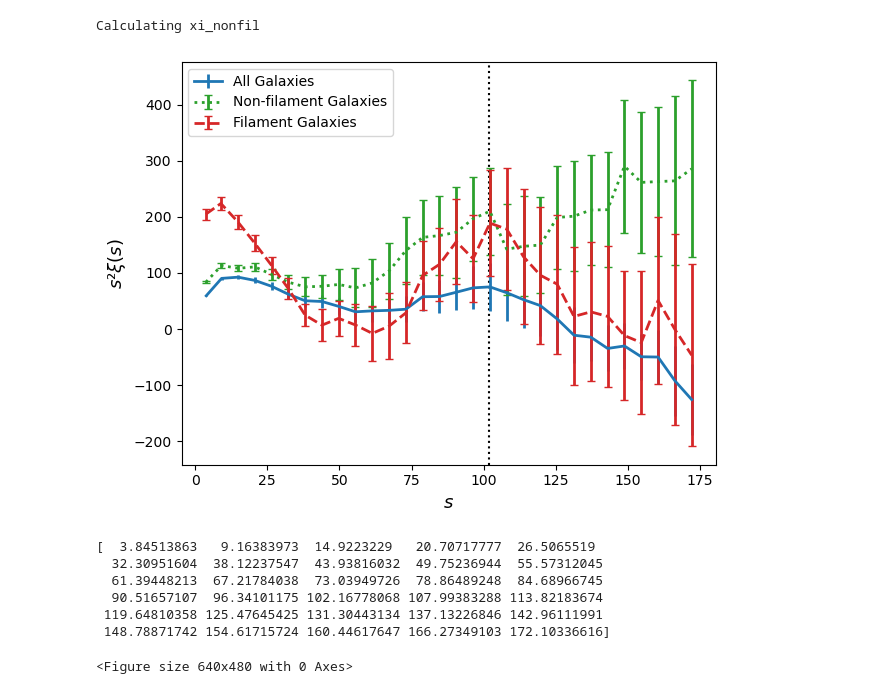
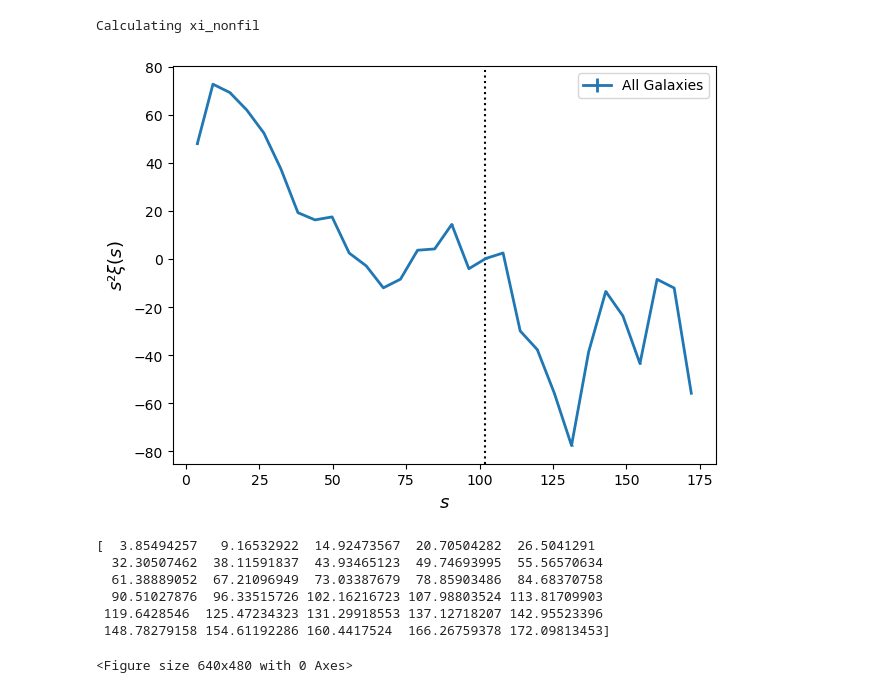
Before and after one commit to FedeDavilaKurban/filbao, a Jupyter notebook: main.ipynb, the cells around one changed output. Cells and saved outputs as stored; diff of their text form; code cells hidden in the pictures.

```diff
--- a/main.ipynb
+++ b/main.ipynb
@@ -24,17 +24,15 @@
 # Parameters
 sample = 'nyu'
 h = 0.6774  # Hubble constant
-zmin, zmax = 0.07, 0.12  # Redshift range
+zmin, zmax = 0.07, 0.15  # Redshift range
 ran_method = 'random_choice' # Random redshift generation method ['random_choice', 'piecewise', 'poly']
 mag_max = -21  # Maximum magnitude
 gr_min = 0.8
 deg = 4
 dist_min = 5.
 dist_max = 10.
-nside = 64  # Approx 55 arcmin resolution (adjust as needed)
+nside = 128  # Approx 55 arcmin resolution (adjust as needed)
 nrand_mult = 3 # Nr/Nd
-
-name_modifier = f'z{zmin:.2f}-{zmax:.2f}_mag{mag_max:.0f}_gr{gr_min:.1f}_nrand{nrand_mult}'
 # %%
 def build_cdf_from_line(data, vmin, vmax, num_points=10000):
 
@@ -389,7 +383,7 @@ plt.show()
 minsep = 0.1      # Min theta
 maxsep = 175.      # Max theta
 nbins = 30        # Bins in theta
-#nbootstrap = 0  # No. of bootstrap resampling
+nbootstrap = 0  # No. of bootstrap resampling
 brute = False     # Brute force for TreeCorr
 npatch = 50
 
@@ -398,11 +392,10 @@ config = {"min_sep": minsep, \
             "nbins": nbins, \
             #"sep_units": 'degree', \
             "bin_type": 'Linear', \
-            "brute": brute, \
+            #"brute": brute, \
             #"metric": 'Arc', \
-            "var_method": 'jackknife', \
+            "var_method": 'bootstrap', \
             #"num_bootstrap": nbootstrap,\
-            "npatch": npatch \
             }
 ######################
 
@@ -436,17 +429,14 @@ def calculate_xi(data,randoms,config,sample=None):
   rr = treecorr.NNCorrelation(config)
   #rd = treecorr.NNCorrelation(config)
 
-  gcat = treecorr.Catalog(x=data['x'], y=data['y'], z=data['z'], npatch=npatch)
-  rcat = treecorr.Catalog(x=randoms['x'], y=randoms['y'], z=randoms['z'], patch_centers=gcat.patch_centers)
+  gcat = treecorr.Catalog(x=data['x'], y=data['y'], z=data['z'],npatch=npatch)
+  rcat = treecorr.Catalog(x=randoms['x'], y=randoms['y'], z=randoms['z'])
 
   dd.process(gcat)
   rr.process(rcat)
   dr.process(gcat,rcat)
 
   xi, varxi = dd.calculateXi(rr=rr,dr=dr)
-  #print(varxi)
-  #varxi = np.diag(dd.estimate_cov('jackknife'))
-  #print(varxi)
 
   if sample!=None:
     rr.write('../data/rr.txt')
@@ -475,44 +466,43 @@ Calculating xi_nonfil
 # %%
 import matplotlib.pyplot as plt
 fslabel = 13
-capsize = 3
 
 data_luis = pd.read_csv('../data/test.out')
 s1 = data_luis['s']
 xi1 = data_luis['xi']
 
 sig = np.sqrt(varxi)
 
 plt.axvline(102,ls=':',c='k')
 
-plt.errorbar(s, xi*s**2, yerr=sig*s**2, color='C00', lw=2, label='All Galaxies', capsize=capsize)
+plt.errorbar(s, xi*s**2, yerr=sig, color='C00', lw=2, label='All Galaxies')
 #plt.plot(s1, xi1*(s1)**2, color='C01', lw=2, label='Luis')
 
-sig_nonfil = np.sqrt(varxi_nonfil)
-sig_fil = np.sqrt(varxi_fil)
+#sig_nonfil = np.sqrt(varxi_nonfil)
+#sig_fil = np.sqrt(varxi_fil)
 
-plt.errorbar(s_nonfil, xi_nonfil*s_nonfil**2, yerr=sig_nonfil*s_nonfil**2, color='C02', lw=2, label='Non-filament Galaxies', ls=':', capsize=capsize)
-plt.errorbar(s_fil, xi_fil*s_fil**2, yerr=sig_fil*s_fil**2, color='C03', lw=2, label='Filament Galaxies', ls='--', capsize=capsize)
+#plt.errorbar(s_nonfil, xi_nonfil*s_nonfil**2, yerr=sig_nonfil, color='C02', lw=2, label='Non-filament Galaxies', ls=':')
+#plt.errorbar(s_fil, xi_fil*s_fil**2, yerr=sig_fil, color='C03', lw=2, label='Filament Galaxies', ls='--')
 
 plt.xlabel(r'$s$', fontsize = fslabel)
 plt.ylabel(r'$s²\xi(s)$', fontsize = fslabel)
 
 plt.legend()
 
 plt.tight_layout()
 
 plt.show()
 
 print(s)
 
 plotname = f'../plots/xi_s_mag{mag_max}_z{zmin}-{zmax}_distfil{dist_min}-{dist_max}_color{gr_min}.png'
-plt.savefig(plotname, dpi=300, bbox_inches='tight')
+plt.savefig(plotname)
 # %% [output]
-[figure, old version]
+[figure, new version]
-[  3.84513863   9.16383973  14.9223229   20.70717777  26.5065519
-  32.30951604  38.12237547  43.93816032  49.75236944  55.57312045
-  61.39448213  67.21784038  73.03949726  78.86489248  84.68966745
-  90.51657107  96.34101175 102.16778068 107.99383288 113.82183674
- 119.64810358 125.47645425 131.30443134 137.13226846 142.96111991
- 148.78871742 154.61715724 160.44617647 166.27349103 172.10336616]
+[  3.85494257   9.16532922  14.92473567  20.70504282  26.5041291
+  32.30507462  38.11591837  43.93465123  49.74693995  55.56570634
+  61.38889052  67.21096949  73.03387679  78.85903486  84.68370758
+  90.51027876  96.33515726 102.16216723 107.98803524 113.81709903
+ 119.6428546  125.47234323 131.29918553 137.12718207 142.95523396
+ 148.78279158 154.61192286 160.4417524  166.26759378 172.09813453]
 <Figure size 640x480 with 0 Axes>
```
Also changed, not shown: parts of 8 cells of this notebook, 23 other files.
